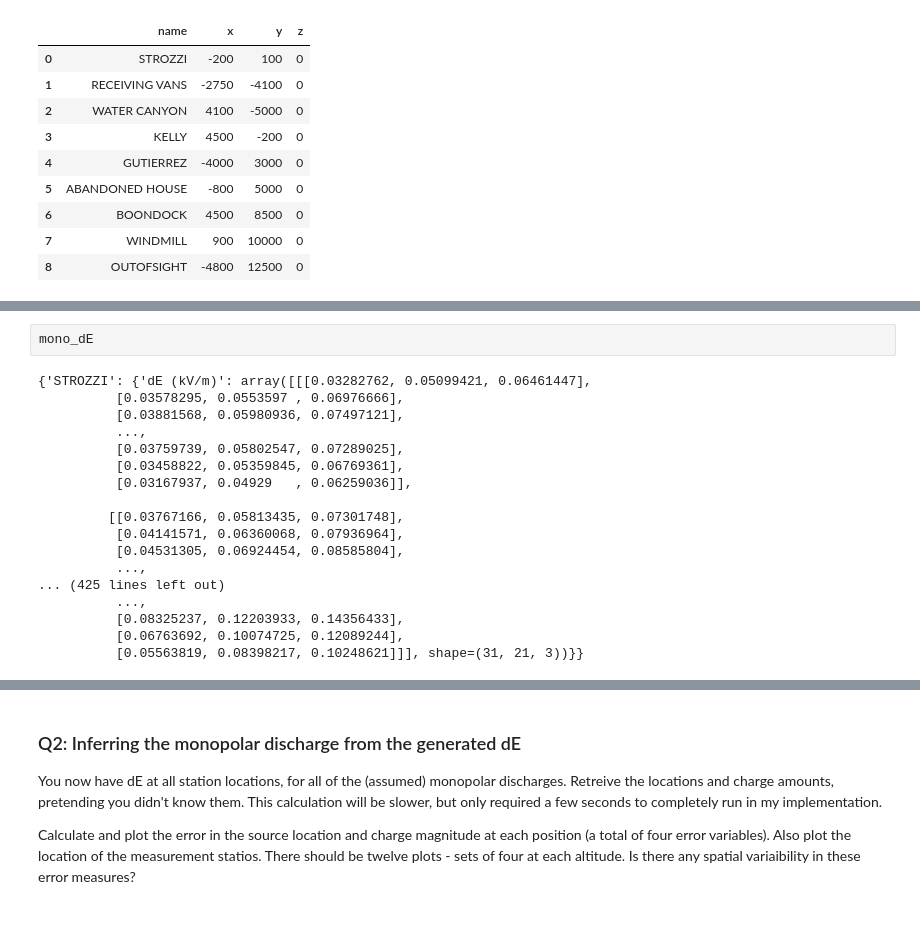
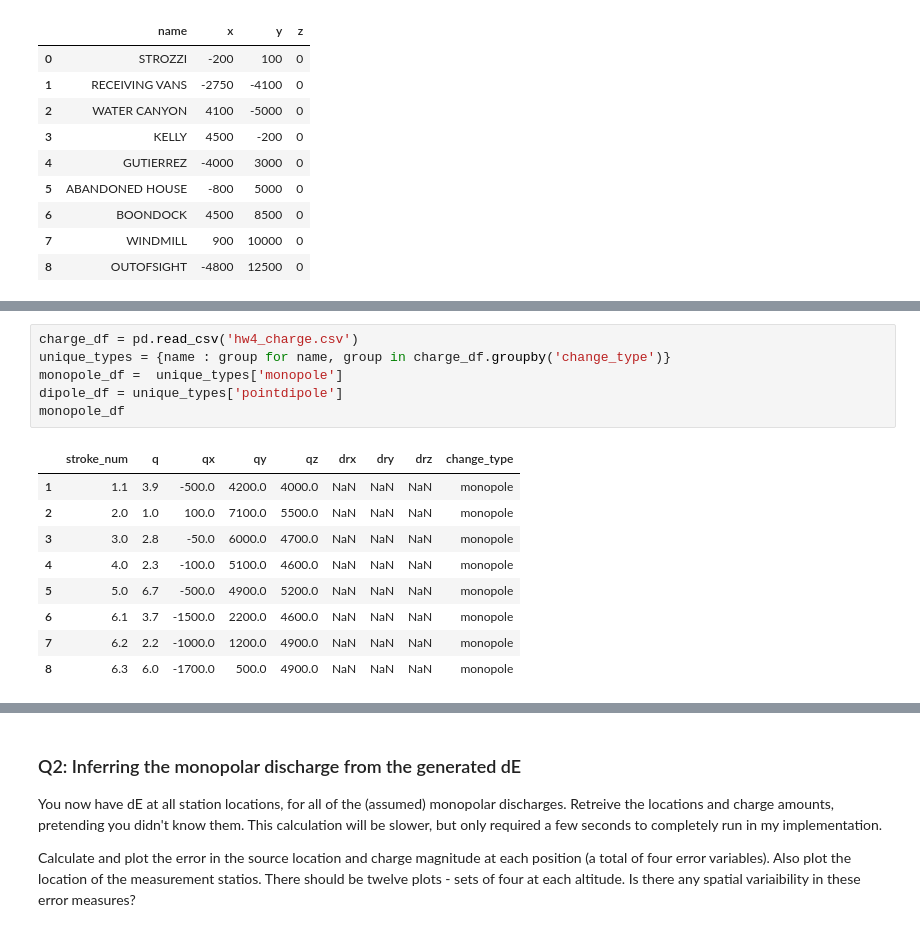
Before and after one commit to JuliaBuhrman/atmo_electricity, a Jupyter notebook: hw5.ipynb, the cells around one changed output, grey strips where cells are left out. Saved outputs shown, nothing was run; the diff lists cells and outputs as text.

```diff
--- a/hw5.ipynb
+++ b/hw5.ipynb
@@ -128,20 +129,16 @@ for name in station_df['name']:
-# %%
-mono_dE
-# %% [output]
-{'STROZZI': {'dE (kV/m)': array([[[0.03282762, 0.05099421, 0.06461447],
-          [0.03578295, 0.0553597 , 0.06976666],
-          [0.03881568, 0.05980936, 0.07497121],
-          ...,
-          [0.03759739, 0.05802547, 0.07289025],
-          [0.03458822, 0.05359845, 0.06769361],
-          [0.03167937, 0.04929   , 0.06259036]],
-
-         [[0.03767166, 0.05813435, 0.07301748],
-          [0.04141571, 0.06360068, 0.07936964],
-          [0.04531305, 0.06924454, 0.08585804],
-          ...,
-... (425 lines left out)
-          ...,
-          [0.08325237, 0.12203933, 0.14356433],
-          [0.06763692, 0.10074725, 0.12089244],
-          [0.05563819, 0.08398217, 0.10248621]]], shape=(31, 21, 3))}}
+# %%
+charge_df = pd.read_csv('hw4_charge.csv')
+unique_types = {name : group for name, group in charge_df.groupby('change_type')}
+monopole_df =  unique_types['monopole']
+dipole_df = unique_types['pointdipole']
+monopole_df
+# %% [output]
+|  | stroke_num | q | qx | qy | qz | drx | dry | drz | change_type |
+| 1 | 1.1 | 3.9 | -500.0 | 4200.0 | 4000.0 | NaN | NaN | NaN | monopole |
+| 2 | 2.0 | 1.0 | 100.0 | 7100.0 | 5500.0 | NaN | NaN | NaN | monopole |
+| 3 | 3.0 | 2.8 | -50.0 | 6000.0 | 4700.0 | NaN | NaN | NaN | monopole |
+| 4 | 4.0 | 2.3 | -100.0 | 5100.0 | 4600.0 | NaN | NaN | NaN | monopole |
+| 5 | 5.0 | 6.7 | -500.0 | 4900.0 | 5200.0 | NaN | NaN | NaN | monopole |
+| 6 | 6.1 | 3.7 | -1500.0 | 2200.0 | 4600.0 | NaN | NaN | NaN | monopole |
+| 7 | 6.2 | 2.2 | -1000.0 | 1200.0 | 4900.0 | NaN | NaN | NaN | monopole |
+| 8 | 6.3 | 6.0 | -1700.0 | 500.0 | 4900.0 | NaN | NaN | NaN | monopole |
```
Also changed, not shown: parts of 20 cells of this notebook.
